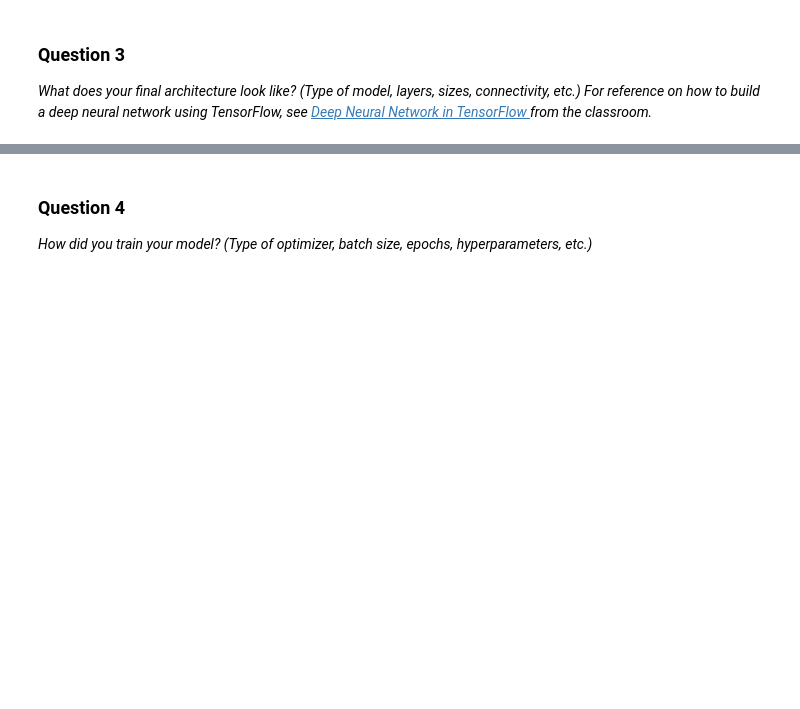
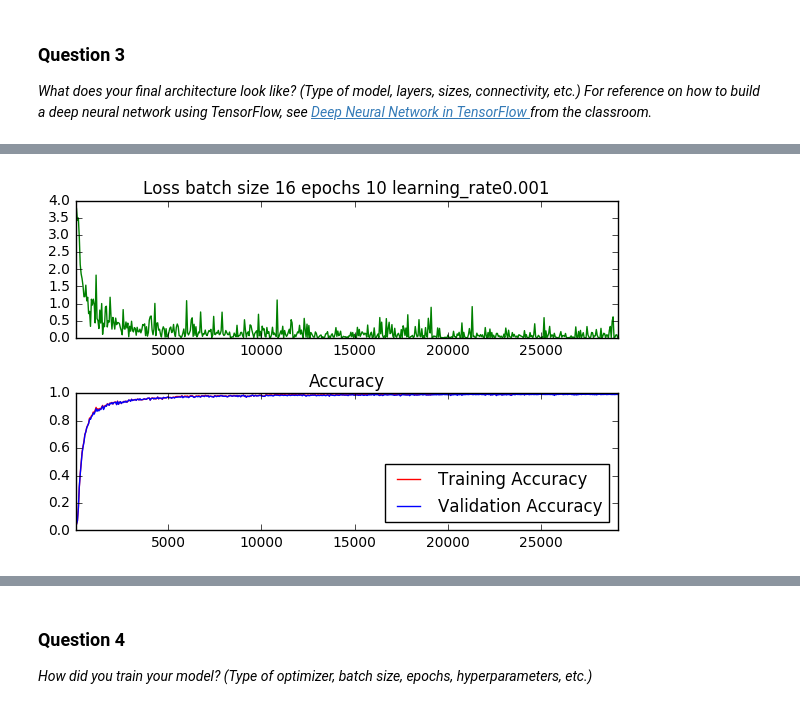
Before and after one commit to fscbr/sdc_course, a Jupyter notebook: traffic-signs/Traffic_Signs_Recognition.ipynb, the cells around one changed output, grey strips where cells are left out. Cells and saved outputs as stored; diff of their text form; code cells hidden in the pictures; blank space fills up the shorter version.

```diff
--- a/traffic-signs/Traffic_Signs_Recognition.ipynb
+++ b/traffic-signs/Traffic_Signs_Recognition.ipynb
@@ -490,27 +435,21 @@ test_feed_dict={images: X_test_g, labels: y_test, keep_prob:1}
 from tqdm import tqdm
 import math
 
-
-# Initializing the variables
-init = tf.initialize_all_variables()
-
-print('Accuracy function created.')
 results = []
 #jobs = [(1,16),(1,32),(1,64),(2,16),(2,32),(2,64),(3,16),(3,32),(3,64)]
-jobs = [(10,16)]
+jobs = [(10,16, 0.001, 0.15)]
 
-#for job in jobs:
+session = None
+for job in jobs:
+  (n_epoch,batch_size, learning_rate,dropout) = job
+  optimizer = tf.train.AdamOptimizer(learning_rate=learning_rate).minimize(loss)
+  init = tf.global_variables_initializer()
+
+  valid_feed_dict={images: X_valid_g1, labels: y_valid_1, keep_prob:1}
+  test_feed_dict={images: X_test_g, labels: y_test, keep_prob:1}
+
+
 #  (n_epoch,batch_size) = job
-
-batch_size=16
-n_epoch = 9
-#for learning_rate in [0.2,0.15,0.1,0.5]:
-pred = []
-for learning_rate in [0.01]:
-#  (n_epoch,batch_size) = job
-
-  optimizer = tf.train.GradientDescentOptimizer(learning_rate).minimize(loss)
-
   test_accuracy = 0.0
   validation_accuracy = 0.0
   last_validation_accuracy = 0.0
@@ -520,30 +459,29 @@ for learning_rate in [0.01]:
   train_acc_batch = []
   valid_acc_batch = []
 
-  with tf.Session() as session:
-    session.run(init)
-    batch_count = int(math.ceil(X_train_g1.shape[0]/batch_size))
+  session = tf.Session()
+  session.run(init)
+  batch_count = int(math.ceil(X_train_g1.shape[0]/batch_size))
 
-    for epoch in range(n_epoch):
+  for epoch in range(n_epoch):
 
-        # Progress bar
-        batches_pbar = tqdm(range(batch_count), desc='Epoch {:>2}/{}'.format(epoch+1, n_epoch), unit='batches')
+      # Progress bar
+      batches_pbar = tqdm(range(batch_count), desc='Epoch {:>2}/{} '.format(epoch+1, n_epoch, loss), unit=' batches')
 
-        # The training cycle
-        for batch_i in batches_pbar:
-            # Get a batch of training features and labels
-            batch_start = batch_i*batch_size
-            batch_images = X_train_g1[batch_start:batch_start + batch_size]
-            batch_labels = y_train_1[batch_start:batch_start + batch_size]
+      # The training cycle
+      for batch_i in batches_pbar:
+          # Get a batch of training features and labels
+          batch_start = batch_i*batch_size
+          batch_images = X_train_g1[batch_start:batch_start + batch_size]
+          batch_labels = y_train_1[batch_start:batch_start + batch_size]
 
-            # Run optimizer and get loss
-            _, l = session.run(
+          # Run optimizer and get loss
+          _, l = session.run(
                 [optimizer, loss],
-                feed_dict={images: batch_images, labels: batch_labels})
-#                feed_dict={images: batch_images, labels: batch_labels, keep_prob: 0.5})
+                feed_dict={images: batch_images, labels: batch_labels, keep_prob: (1-dropout)})
 
-            # Log every 50 batches
-            if not batch_i % log_batch_step:
+          # Log every 50 batches
+          if not batch_i % log_batch_step:
                 # Calculate Training and Validation accuracy
                 training_accuracy = session.run(accuracy, feed_dict=train_feed_dict)
                 validation_accuracy = session.run(accuracy, feed_dict=valid_feed_dict)
@@ -556,22 +494,23 @@ for learning_rate in [0.01]:
                 valid_acc_batch.append(validation_accuracy)
 
 
-        # Check accuracy against Validation data
-        validation_accuracy = session.run(accuracy, feed_dict=valid_feed_dict)
-#        if last_validation_accuracy > validation_accuracy:
-#          print("stop at epoch ",epoch)
-#          break
-        last_validation_accuracy = validation_accuracy
+      # Check accuracy against Validation data
+      validation_accuracy = session.run(accuracy, feed_dict=valid_feed_dict)
+      if last_validation_accuracy > validation_accuracy:
+        print("early termination, stop at epoch ",epoch)
+        break
+      last_validation_accuracy = validation_accuracy
 
 
-    results.append(validation_accuracy)
-    test_accuracy = session.run(accuracy, feed_dict=test_feed_dict)
-    pred = session.run(is_correct_prediction, feed_dict=test_feed_dict)
-    print("predicted:",pred)
+  pred = []
+  results.append(validation_accuracy)
+  test_accuracy = session.run(accuracy, feed_dict=test_feed_dict)
+  pred = session.run(is_correct_prediction, feed_dict=test_feed_dict)
+  print("predicted:",pred)
 
 
   loss_plot = plt.subplot(211)
-  loss_plot.set_title("Loss batch size {0} epochs {1} learning_rate {2}".format(batch_size, n_epoch,learning_rate))
+  loss_plot.set_title("Loss batch size {0} epochs {1} learning_rate{2}".format(batch_size, n_epoch, learning_rate))
   loss_plot.plot(batches, loss_batch, 'g')
   loss_plot.set_xlim([batches[0], batches[-1]])
   acc_plot = plt.subplot(212)
@@ -594,0 +532 @@ Accuracy function created.
+[figure, new version]
```
Also changed, not shown: parts of 27 cells of this notebook, 18 other files.
